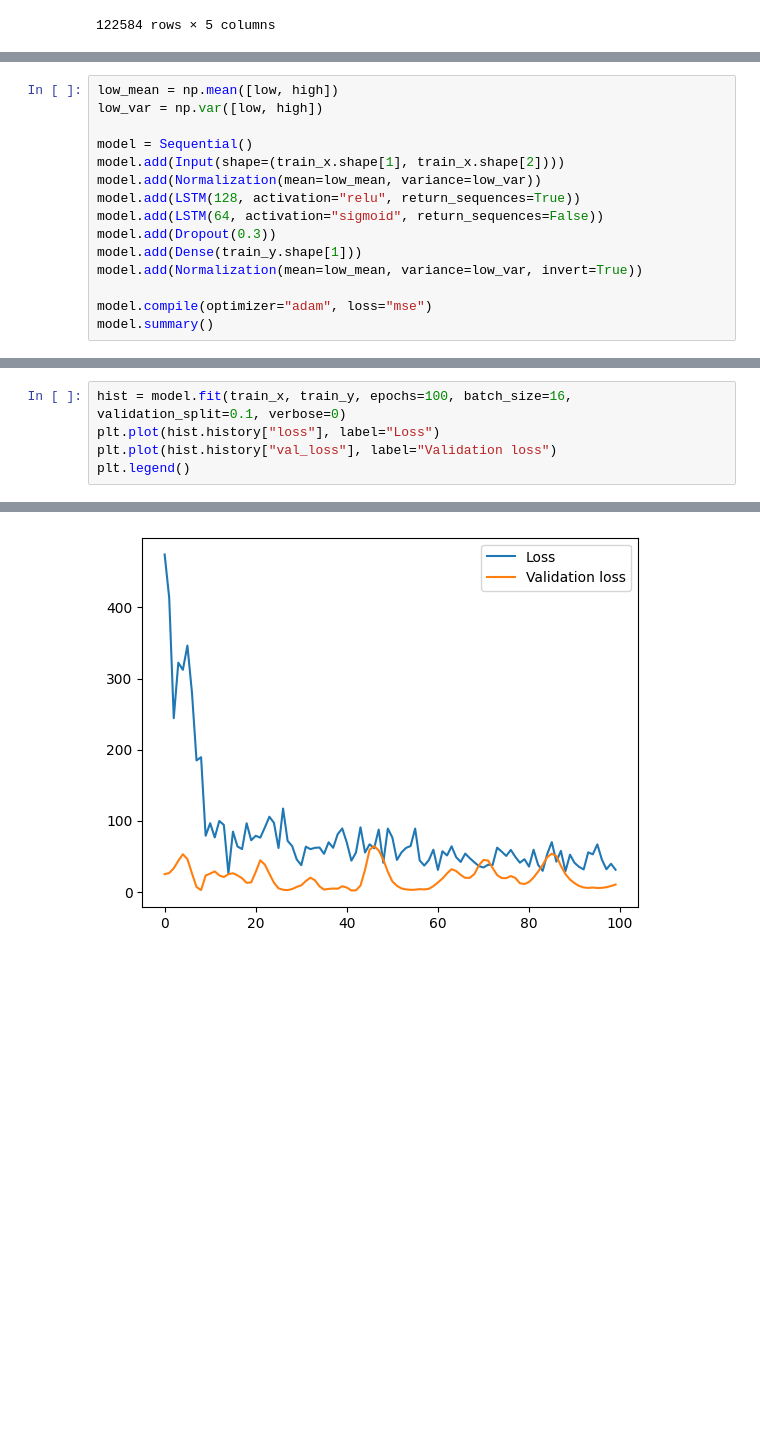
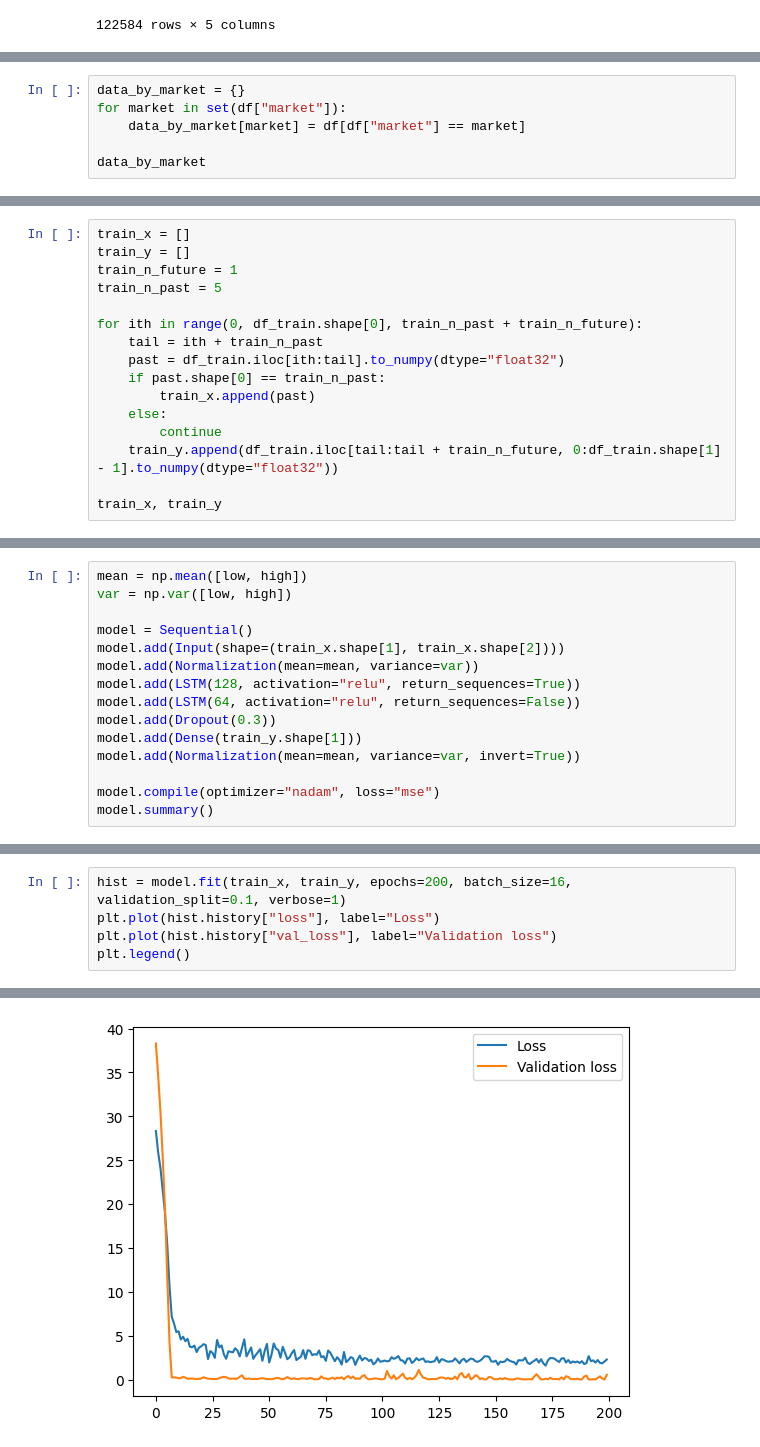
Before and after one commit to JATorres-zxc/rakk, a Jupyter notebook: forecast/ml/playground.ipynb, the cells around one changed output, grey strips where cells are left out. Drawn from its saved outputs; the diff is of its cells as text; blank space fills up the shorter version.

Commit message:
finalized model arch

```diff
--- a/forecast/ml/playground.ipynb
+++ b/forecast/ml/playground.ipynb
@@ -78,0 +74,6 @@ data_by_commodities
+# %%
+data_by_market = {}
+for market in set(df["market"]):
+    data_by_market[market] = df[df["market"] == market]
+
+data_by_market
@@ -121,0 +140,16 @@ df_train.shape[0]
+# %%
+train_x = []
+train_y = []
+train_n_future = 1
+train_n_past = 5
+
+for ith in range(0, df_train.shape[0], train_n_past + train_n_future):
+    tail = ith + train_n_past
+    past = df_train.iloc[ith:tail].to_numpy(dtype="float32")
+    if past.shape[0] == train_n_past:
+        train_x.append(past)
+    else:
+        continue
+    train_y.append(df_train.iloc[tail:tail + train_n_future, 0:df_train.shape[1] - 1].to_numpy(dtype="float32"))
+
+train_x, train_y
@@ -128,16 +180,16 @@ train_x.shape, train_y.shape
 # %%
-low_mean = np.mean([low, high])
-low_var = np.var([low, high])
+mean = np.mean([low, high])
+var = np.var([low, high])
 
 model = Sequential()
 model.add(Input(shape=(train_x.shape[1], train_x.shape[2])))
-model.add(Normalization(mean=low_mean, variance=low_var))
+model.add(Normalization(mean=mean, variance=var))
 model.add(LSTM(128, activation="relu", return_sequences=True))
-model.add(LSTM(64, activation="sigmoid", return_sequences=False))
+model.add(LSTM(64, activation="relu", return_sequences=False))
 model.add(Dropout(0.3))
 model.add(Dense(train_y.shape[1]))
-model.add(Normalization(mean=low_mean, variance=low_var, invert=True))
+model.add(Normalization(mean=mean, variance=var, invert=True))
 
-model.compile(optimizer="adam", loss="mse")
+model.compile(optimizer="nadam", loss="mse")
 model.summary()
 # %% [output]
@@ -161,7 +213,7 @@ Model: "sequential_2"
  Trainable params: 116,545 (455.25 KB)
  Non-trainable params: 0 (0.00 B)
 # %%
-hist = model.fit(train_x, train_y, epochs=100, batch_size=16, validation_split=0.1, verbose=0)
+hist = model.fit(train_x, train_y, epochs=200, batch_size=16, validation_split=0.1, verbose=1)
 plt.plot(hist.history["loss"], label="Loss")
 plt.plot(hist.history["val_loss"], label="Validation loss")
 plt.legend()
@@ -170,2 +239,2 @@ plt.legend()
-[figure, old version]
+[figure, new version]
 # %%
```
Also changed, not shown: parts of 12 cells of this notebook, 2 other files.
